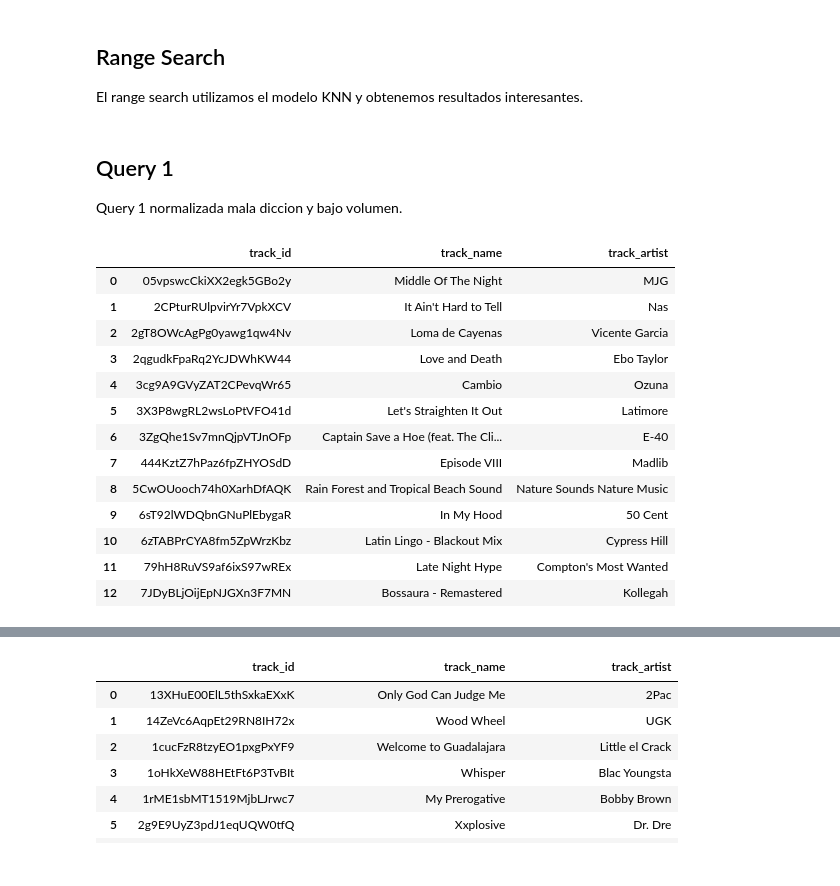
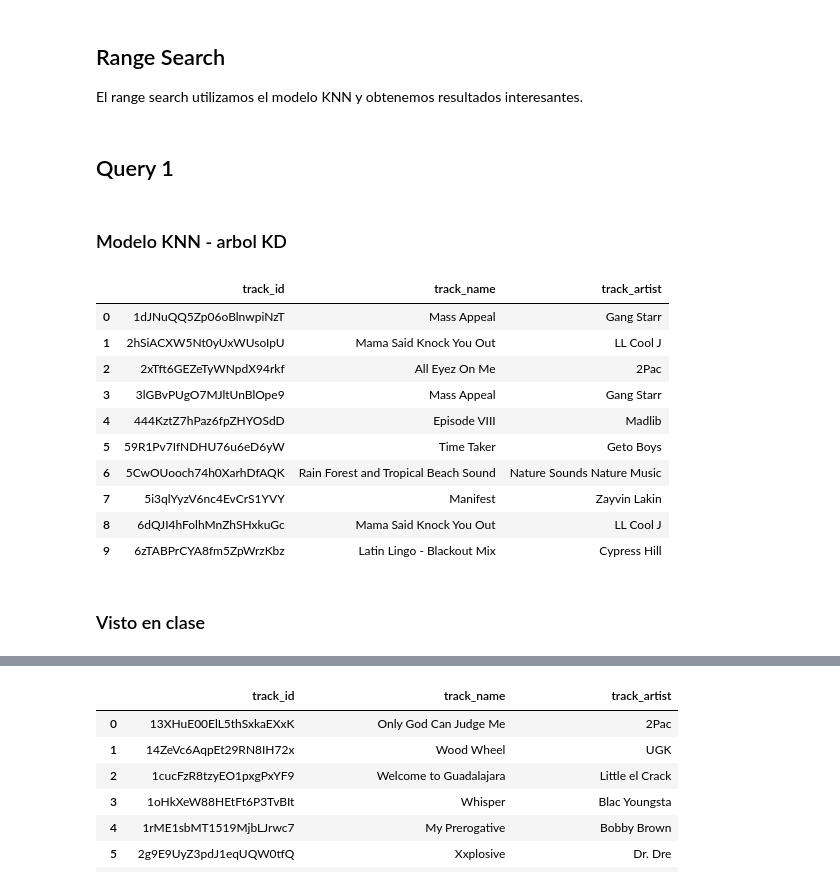
Before and after one commit to MatiasMaravi/BD2-Project2, a Jupyter notebook: knn/knn.ipynb, the cells around one changed output, grey strips where cells are left out. Drawn from its saved outputs; the diff is of its cells as text; code cells hidden in the pictures.

```diff
--- a/knn/knn.ipynb
+++ b/knn/knn.ipynb
@@ -466,8 +457,0 @@ Consulta 1
-# %%
-"""audio_path="../query.wav"
-scaled_audio_features = extract_and_normalize_features(audio_path, scaler, normalized_combined_data)
-
-scaled_audio_features"""
-audio_path="../feel.mp3"
-scaled_audio_features=pd.DataFrame(extract_features(audio_path)).transpose()
-scaled_audio_features
@@ -791,6 +851,3 @@ def range_search(query_features=pd.DataFrame(), reference_features=pd.DataFrame(
                 })
 
     return song_data
-# %% [markdown]
-## Query 1
-Query 1 normalizada mala diccion y bajo volumen.
@@ -797,20 +874,23 @@ Query 1 normalizada mala diccion y bajo volumen.
+# %% [markdown]
+## Query 1
+# %% [markdown]
+### Modelo KNN - arbol KD
 # %%
-radius = 21
+radius = 11
 indices_within_radius = range_search(scaled_audio_features, normalized_combined_data, radius)
 result = pd.DataFrame(indices_within_radius)
 result
 # %% [output]
 |  | track_id | track_name | track_artist |
-| 0 | 05vpswcCkiXX2egk5GBo2y | Middle Of The Night | MJG |
-| 1 | 2CPturRUlpvirYr7VpkXCV | It Ain't Hard to Tell | Nas |
-| 2 | 2gT8OWcAgPg0yawg1qw4Nv | Loma de Cayenas | Vicente Garcia |
-| 3 | 2qgudkFpaRq2YcJDWhKW44 | Love and Death | Ebo Taylor |
-| 4 | 3cg9A9GVyZAT2CPevqWr65 | Cambio | Ozuna |
-| 5 | 3X3P8wgRL2wsLoPtVFO41d | Let's Straighten It Out | Latimore |
-| 6 | 3ZgQhe1Sv7mnQjpVTJnOFp | Captain Save a Hoe (feat. The Cli... | E-40 |
-| 7 | 444KztZ7hPaz6fpZHYOSdD | Episode VIII | Madlib |
-| 8 | 5CwOUooch74h0XarhDfAQK | Rain Forest and Tropical Beach Sound | Nature Sounds Nature Music |
-| 9 | 6sT92lWDQbnGNuPlEbygaR | In My Hood | 50 Cent |
-| 10 | 6zTABPrCYA8fm5ZpWrzKbz | Latin Lingo - Blackout Mix | Cypress Hill |
-| 11 | 79hH8RuVS9af6ixS97wREx | Late Night Hype | Compton's Most Wanted |
-| 12 | 7JDyBLjOijEpNJGXn3F7MN | Bossaura - Remastered | Kollegah |
+| 0 | 1dJNuQQ5Zp06oBlnwpiNzT | Mass Appeal | Gang Starr |
+| 1 | 2hSiACXW5Nt0yUxWUsoIpU | Mama Said Knock You Out | LL Cool J |
+| 2 | 2xTft6GEZeTyWNpdX94rkf | All Eyez On Me | 2Pac |
+| 3 | 3lGBvPUgO7MJltUnBlOpe9 | Mass Appeal | Gang Starr |
+| 4 | 444KztZ7hPaz6fpZHYOSdD | Episode VIII | Madlib |
+| 5 | 59R1Pv7IfNDHU76u6eD6yW | Time Taker | Geto Boys |
+| 6 | 5CwOUooch74h0XarhDfAQK | Rain Forest and Tropical Beach Sound | Nature Sounds Nature Music |
+| 7 | 5i3qlYyzV6nc4EvCrS1YVY | Manifest | Zayvin Lakin |
+| 8 | 6dQJI4hFolhMnZhSHxkuGc | Mama Said Knock You Out | LL Cool J |
+| 9 | 6zTABPrCYA8fm5ZpWrzKbz | Latin Lingo - Blackout Mix | Cypress Hill |
+# %% [markdown]
+### Visto en clase
```
Also changed, not shown: parts of 46 cells of this notebook.
